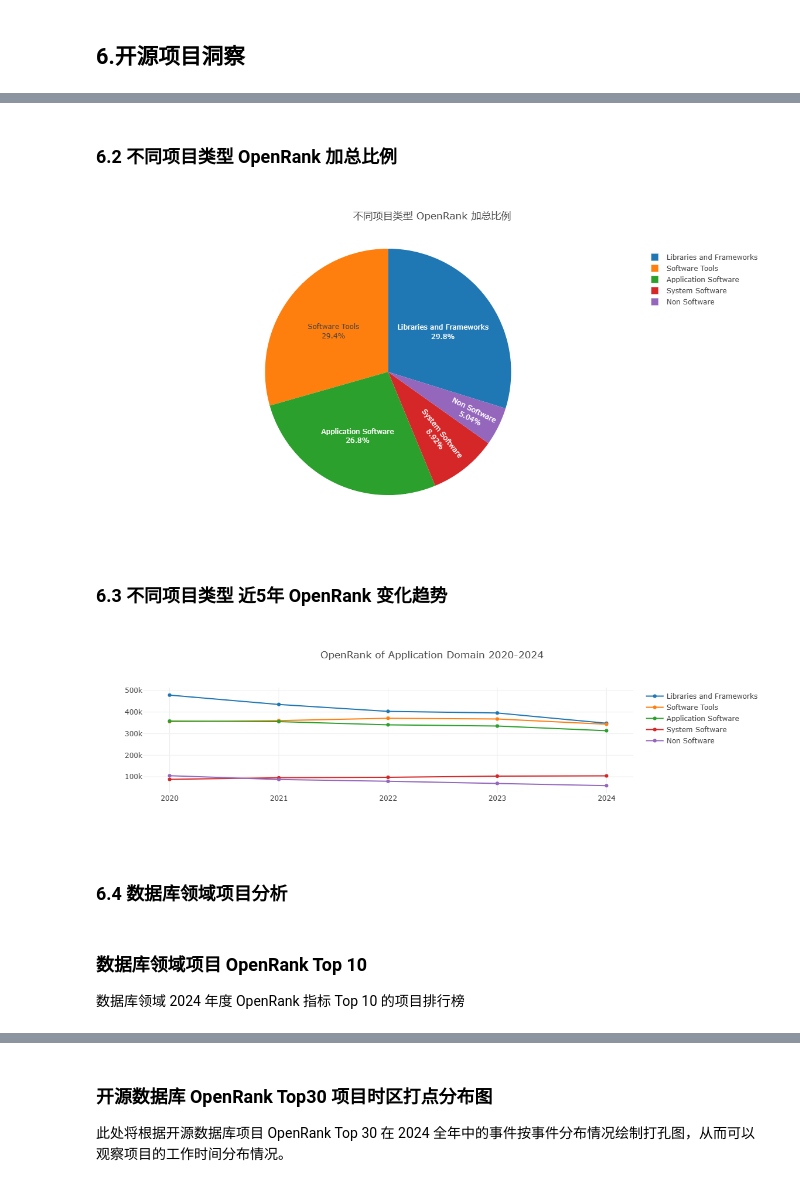
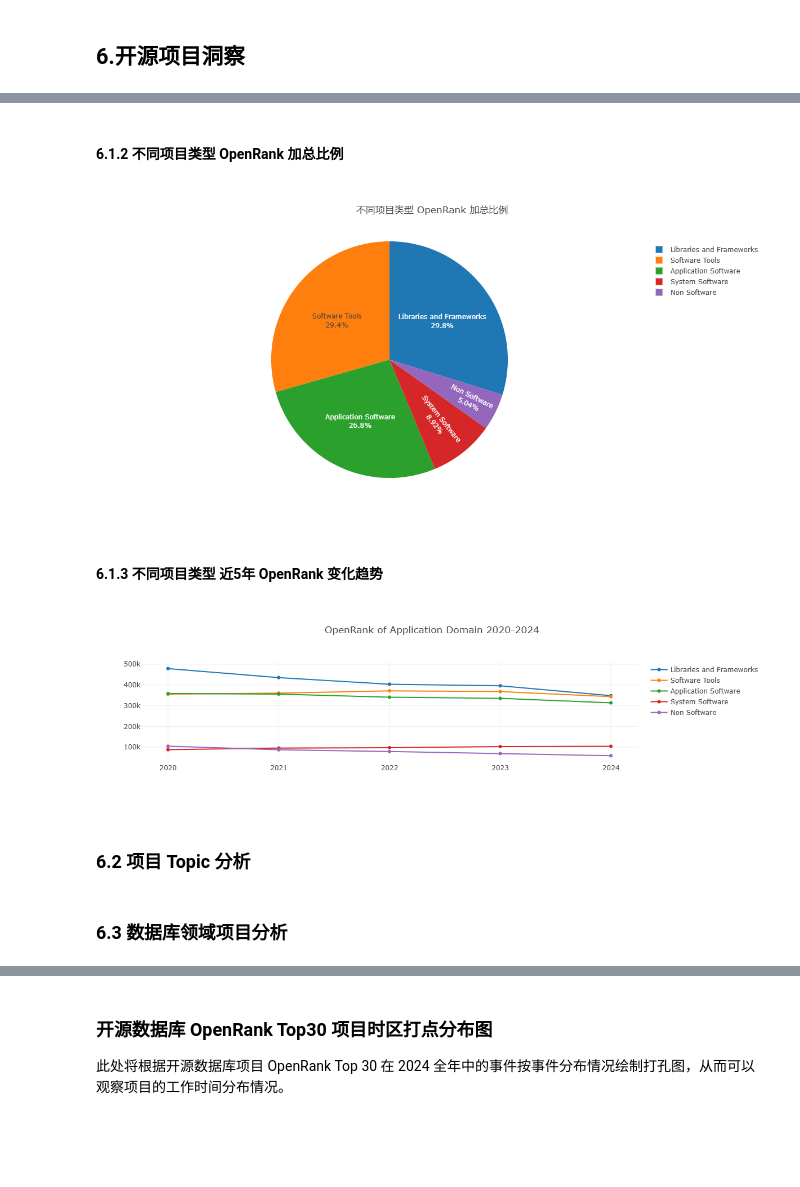
Before and after one commit to birdflyi/open-digger, a Jupyter notebook: notebook/China_open_source_techinical_report_2024_py.ipynb, the cells around one changed output, grey strips where cells are left out. Drawn from its saved outputs; the diff is of its cells as text; code cells hidden in the pictures; blank space fills up the shorter version.

Commit message:
Update database insight for China_open_source_techinical_report_2024_py.ipynb

```diff
--- a/notebook/China_open_source_techinical_report_2024_py.ipynb
+++ b/notebook/China_open_source_techinical_report_2024_py.ipynb
@@ -109,6 +119,20 @@ def row_activity_postprocess(row):
         "y": row["activity"],
         "name": row["name"]
     }
+# %%
+rank_name_scope = ['openrank', 'activity', 'attention']
+def simplify_rank_df(df, rank_name='openrank', use_col=None):
+    if use_col is None:
+        default_tb_col = ['id', 'platform', 'name', rank_name]
+        if rank_name in rank_name_scope:
+            col = default_tb_col
+        else:
+            raise ValueError(f"rank_name must be in {rank_name_scope}")
+    else:
+        col = use_col
+    df = pd.DataFrame(df)[col]
+    df[rank_name] = df[rank_name].apply(lambda x: float(x[0]) if isinstance(x, list) else float(x))
+    return df
 # %% [markdown]
 # 2024中国开源年度报告
 # %% [markdown]
@@ -461,0 +471,8 @@ processTechSubfieldsRepoActivity({
+# %%
+data = openDigger.index.openrank.getRepoOpenrank({
+    "labelUnion": [':technology/ai'],
+    "startYear": year, "endYear": year, "startMonth": 1, "endMonth": 12,
+    "groupTimeRange": 'year', "limit": 10, "order": 'DESC',
+})
+data = simplify_rank_df(data, 'openrank')
+displaymime(data)
@@ -468,5 +538,5 @@ processTechSubfieldsRepoActivity({
 # %% [markdown]
-### 6.2 不同项目类型 OpenRank 加总比例
+#### 6.1.2 不同项目类型 OpenRank 加总比例
 # %%
 def df_openrank_postprocess(df):
     return [{
@@ -477,7 +547,7 @@ def df_openrank_postprocess(df):
         "textinfo": "label+percent"
     }]
 
-def processApplyRatioRepoOpenrank(options, title_meta):
+def processAppDomainRatioRepoOpenrank(options, title_meta):
     data = openDigger.index.openrank.getRepoOpenrank(options)
     data_df = pd.DataFrame(data)
     data_df_filtered = data_df[data_df.apply(lambda row: row["id"].startswith(':application_domain'), axis=1)]
@@ -491,23 +561,23 @@ def processApplyRatioRepoOpenrank(options, title_meta):
         MultiMime()
     )
 # %%
-processApplyRatioRepoOpenrank({
+processAppDomainRatioRepoOpenrank({
     "labelUnion": [':application_domain'],
     "startYear": year, "endYear": year, "endMonth": 12,
     "groupBy": 'Domain-0',
     "groupTimeRange": 'year',
     "order": 'DESC',
     "limit": -1
 }, {
     "title": '不同项目类型 OpenRank 加总比例',
     "xaxis": {"type": 'category'},
     "height": 600,
     # "width":1050,
 })
 # %% [output]
-[figure, old version]
+[figure, new version]
-# %% [markdown]
-### 6.3 不同项目类型 近5年 OpenRank 变化趋势
+# %% [markdown]
+#### 6.1.3 不同项目类型 近5年 OpenRank 变化趋势
 # %%
 def processApplySubfieldsRepoOpenrank(options, title_meta, use_simple_name=True):
     data = openDigger.index.openrank.getRepoOpenrank(options)
@@ -532,10 +602,8 @@ processApplySubfieldsRepoOpenrank({
     "limit": -1
 }, {"title": f"OpenRank of Application Domain {startYear}-{year}", "xaxis": { "type": 'category' }})
 # %% [output]
-[figure, old version]
+[figure, new version]
+# %% [markdown]
+### 6.2 项目 Topic 分析
 # %% [markdown]
-### 6.4 数据库领域项目分析
+### 6.3 数据库领域项目分析
-# %% [markdown]
-### 数据库领域项目 OpenRank Top 10
-
-数据库领域 2024 年度 OpenRank 指标 Top 10 的项目排行榜
```
Also changed, not shown: parts of 125 cells of this notebook, 2 other files.
